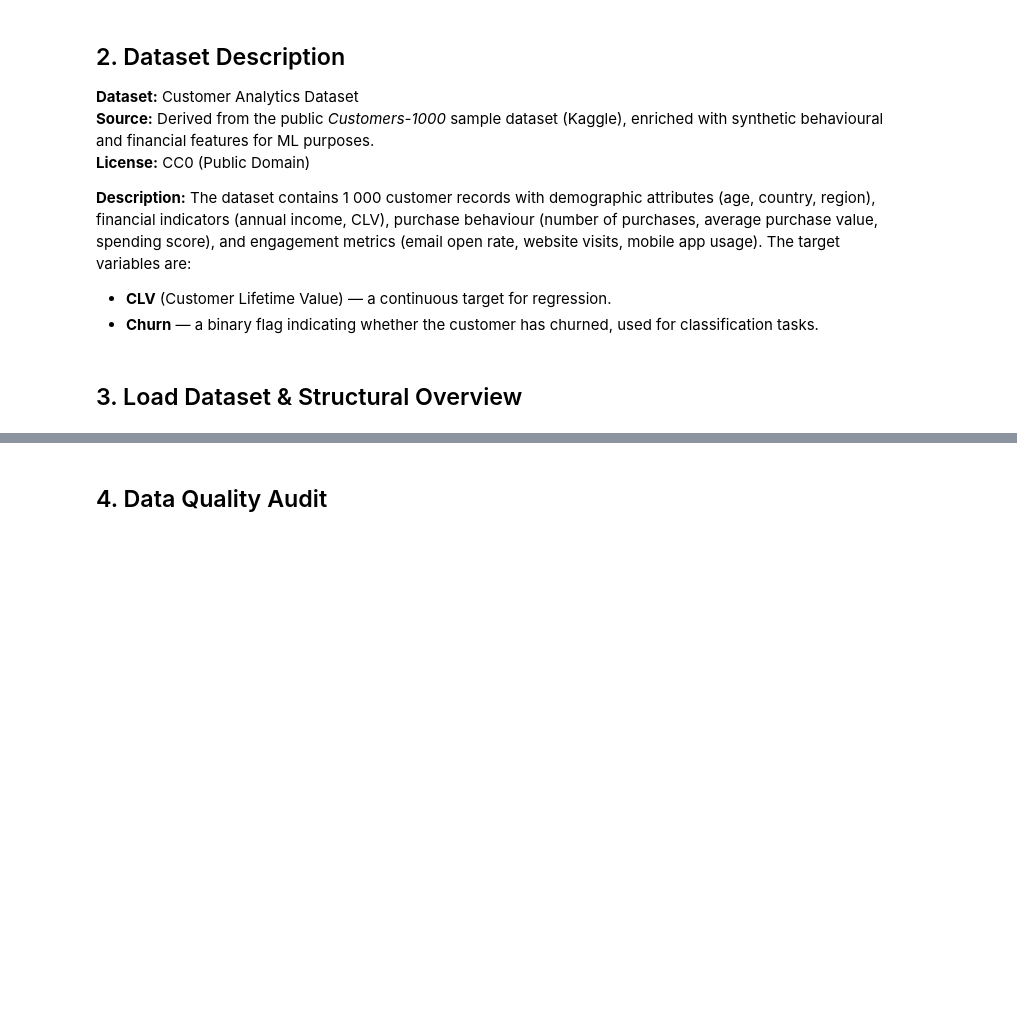
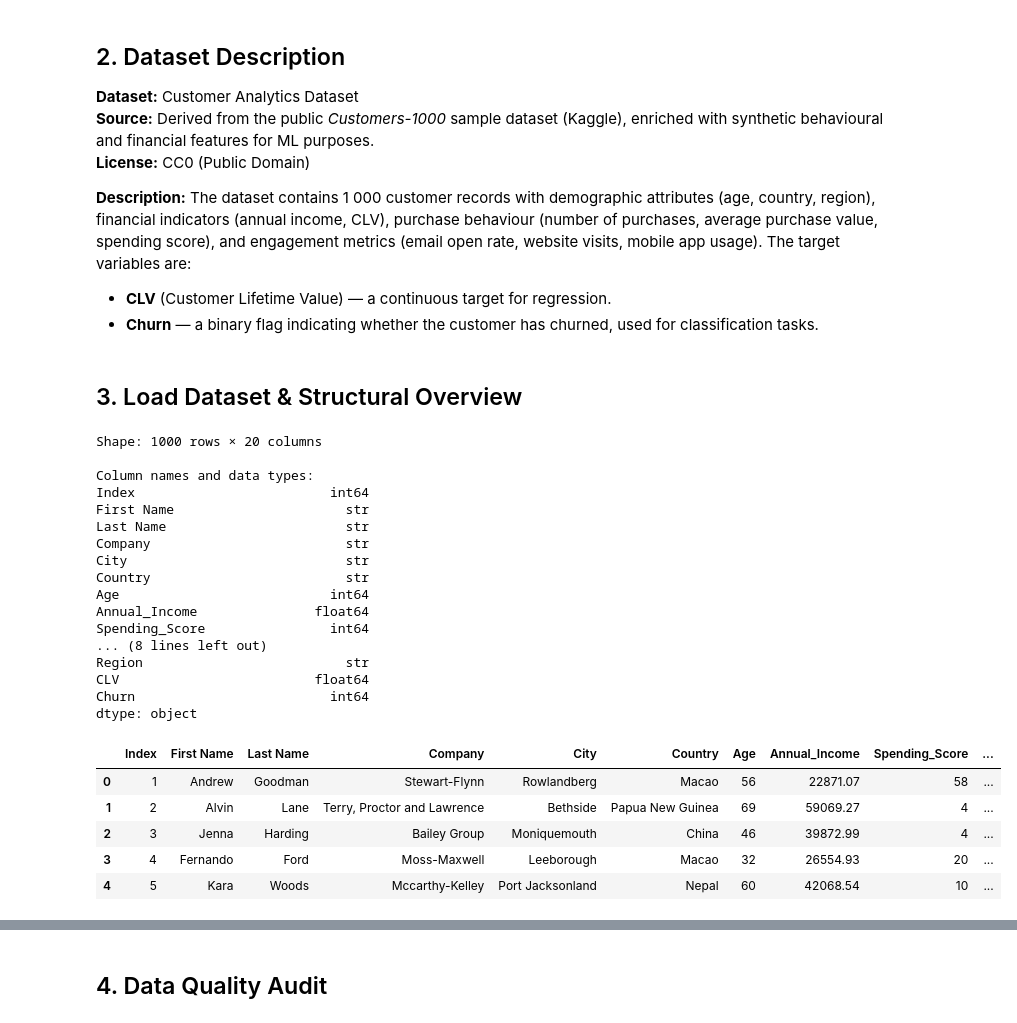
Before and after one commit to kvvor/MLA_midterm, a Jupyter notebook: T1_EDA.ipynb, the cells around one changed output, grey strips where cells are left out. Drawn from its saved outputs; the diff is of its cells as text; code cells hidden in the pictures; blank space fills up the shorter version.

```diff
--- a/T1_EDA.ipynb
+++ b/T1_EDA.ipynb
@@ -46,12 +48,37 @@ print("Libraries loaded successfully.")
 # %% [markdown]
 ## 3. Load Dataset & Structural Overview
 # %%
+RAW_DATA_PATH = r"C:\Users\User\Downloads\MLA_midterm\customers_ml.csv"
 df = pd.read_csv(RAW_DATA_PATH)
 
 print(f"Shape: {df.shape[0]} rows × {df.shape[1]} columns")
 print("\nColumn names and data types:")
 print(df.dtypes)
 df.head()
+# %% [output]
+Shape: 1000 rows × 20 columns
+
+Column names and data types:
+Index                         int64
+First Name                      str
+Last Name                       str
+Company                         str
+City                            str
+Country                         str
+Age                           int64
+Annual_Income               float64
+Spending_Score                int64
+... (8 lines left out)
+Region                          str
+CLV                         float64
+Churn                         int64
+dtype: object
+|  | Index | First Name | Last Name | Company | City | Country | Age | Annual_Income | Spending_Score | ... |
+| 0 | 1 | Andrew | Goodman | Stewart-Flynn | Rowlandberg | Macao | 56 | 22871.07 | 58 | ... |
+| 1 | 2 | Alvin | Lane | Terry, Proctor and Lawrence | Bethside | Papua New Guinea | 69 | 59069.27 | 4 | ... |
+| 2 | 3 | Jenna | Harding | Bailey Group | Moniquemouth | China | 46 | 39872.99 | 4 | ... |
+| 3 | 4 | Fernando | Ford | Moss-Maxwell | Leeborough | Macao | 32 | 26554.93 | 20 | ... |
+| 4 | 5 | Kara | Woods | Mccarthy-Kelley | Port Jacksonland | Nepal | 60 | 42068.54 | 10 | ... |
 # %%
 # Feature descriptions
 feature_descriptions = {
```
Also changed, not shown: parts of 12 cells of this notebook, 3 other files.
